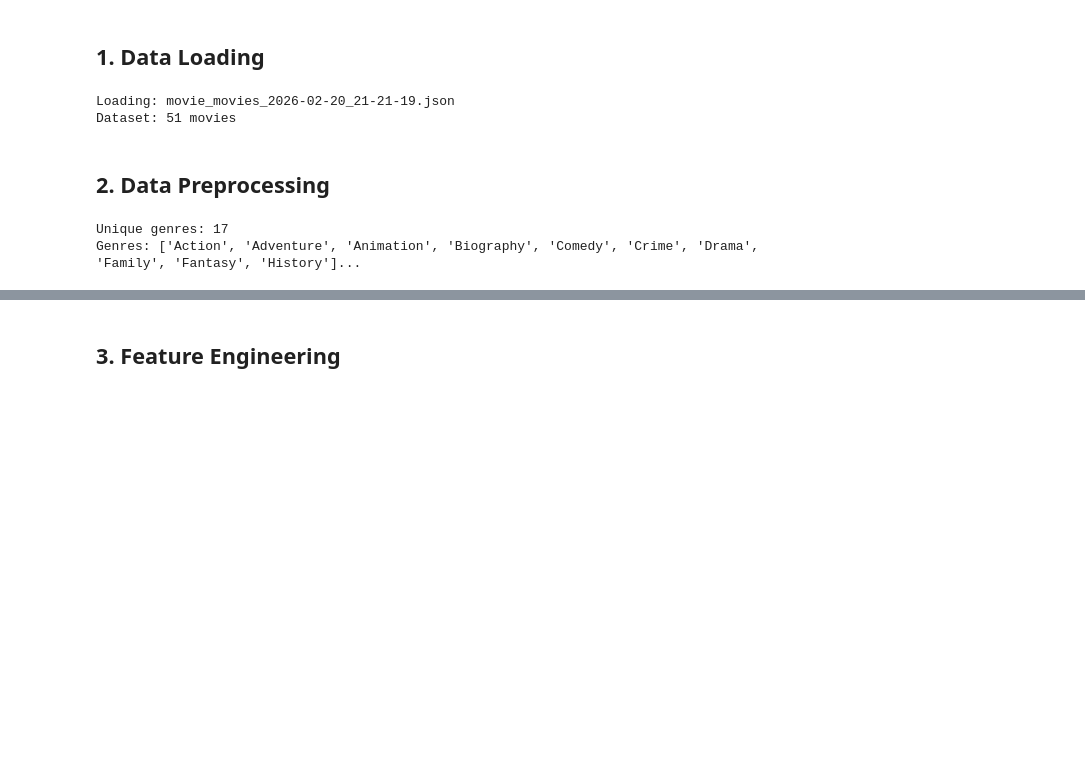
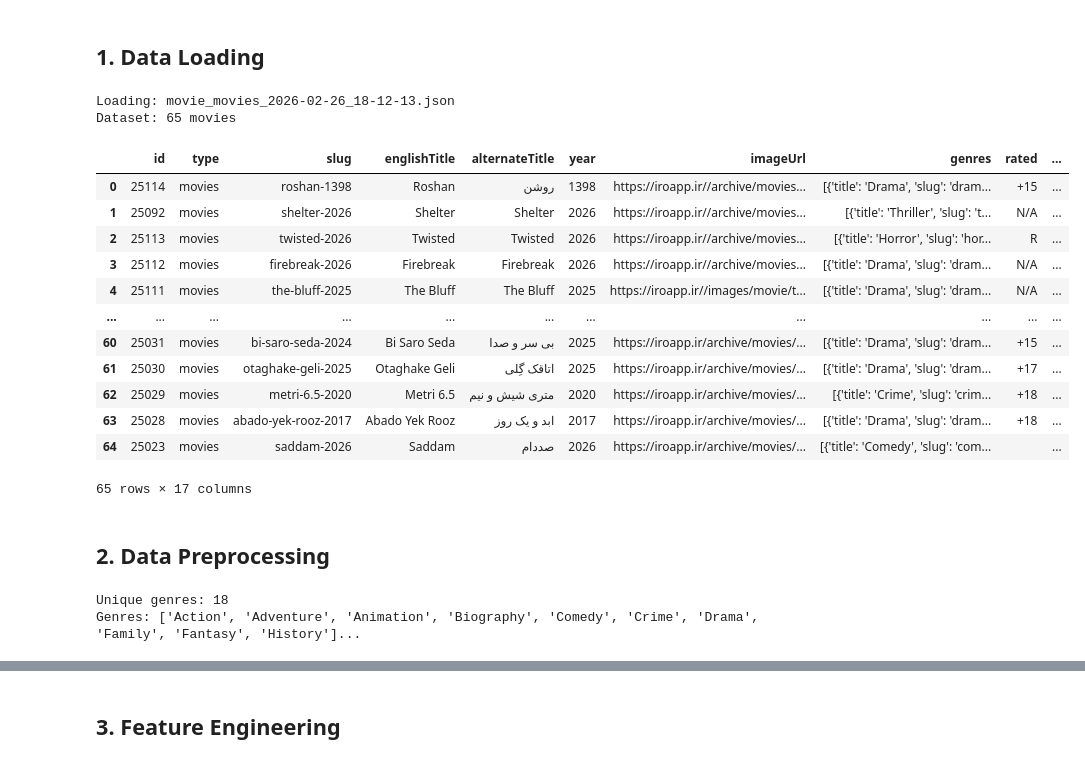
Before and after one commit to QComputer/iromusic_client, a Jupyter notebook: iromusic_recommender.ipynb, the cells around one changed output, grey strips where cells are left out. Drawn from its saved outputs; the diff is of its cells as text; code cells hidden in the pictures; blank space fills up the shorter version.

```diff
--- a/iromusic_recommender.ipynb
+++ b/iromusic_recommender.ipynb
@@ -19,7 +111,7 @@ pd.set_option('display.max_columns', None)
 plt.style.use('seaborn-v0_8-whitegrid')
 # %%
 # Load data
-DATA_PATH = Path("iromusic_client/output/2026/02/20/movie")
+DATA_PATH = Path("iromusic_client//output//2026//02//26//movie")
 json_files = list(DATA_PATH.glob("*.json"))
 latest_file = max(json_files, key=lambda p: p.stat().st_mtime)
 print(f"Loading: {latest_file.name}")
@@ -30,8 +122,24 @@ with open(latest_file, 'r', encoding='utf-8') as f:
 df = pd.DataFrame(movie_data)
 print(f"Dataset: {df.shape[0]} movies")
 # %% [output]
-Loading: movie_movies_2026-02-20_21-21-19.json
-Dataset: 51 movies
+Loading: movie_movies_2026-02-26_18-12-13.json
+Dataset: 65 movies
+# %%
+df
+# %% [output]
+|  | id | type | slug | englishTitle | alternateTitle | year | imageUrl | genres | rated | ... |
+| 0 | 25114 | movies | roshan-1398 | Roshan | روشن | 1398 | https://iroapp.ir//archive/movies... | [{'title': 'Drama', 'slug': 'dram... | +15 | ... |
+| 1 | 25092 | movies | shelter-2026 | Shelter | Shelter | 2026 | https://iroapp.ir//archive/movies... | [{'title': 'Thriller', 'slug': 't... | N/A | ... |
+| 2 | 25113 | movies | twisted-2026 | Twisted | Twisted | 2026 | https://iroapp.ir//archive/movies... | [{'title': 'Horror', 'slug': 'hor... | R | ... |
+| 3 | 25112 | movies | firebreak-2026 | Firebreak | Firebreak | 2026 | https://iroapp.ir//archive/movies... | [{'title': 'Drama', 'slug': 'dram... | N/A | ... |
+| 4 | 25111 | movies | the-bluff-2025 | The Bluff | The Bluff | 2025 | https://iroapp.ir//images/movie/t... | [{'title': 'Drama', 'slug': 'dram... | N/A | ... |
+| ... | ... | ... | ... | ... | ... | ... | ... | ... | ... | ... |
+| 60 | 25031 | movies | bi-saro-seda-2024 | Bi Saro Seda | بی سر و صدا | 2025 | https://iroapp.ir/archive/movies/... | [{'title': 'Drama', 'slug': 'dram... | +15 | ... |
+| 61 | 25030 | movies | otaghake-geli-2025 | Otaghake Geli | اتاقک گِلی | 2025 | https://iroapp.ir/archive/movies/... | [{'title': 'Drama', 'slug': 'dram... | +17 | ... |
+| 62 | 25029 | movies | metri-6.5-2020 | Metri 6.5 | متری شیش و نیم | 2020 | https://iroapp.ir/archive/movies/... | [{'title': 'Crime', 'slug': 'crim... | +18 | ... |
+| 63 | 25028 | movies | abado-yek-rooz-2017 | Abado Yek Rooz | ابد و یک روز | 2017 | https://iroapp.ir/archive/movies/... | [{'title': 'Drama', 'slug': 'dram... | +18 | ... |
+| 64 | 25023 | movies | saddam-2026 | Saddam | صددام | 2026 | https://iroapp.ir/archive/movies/... | [{'title': 'Comedy', 'slug': 'com... |  | ... |
+65 rows × 17 columns
 # %% [markdown]
 ## 2. Data Preprocessing
 # %%
@@ -65,5 +173,5 @@ all_unique_genres = sorted(list(all_unique_genres))
 print(f"Unique genres: {len(all_unique_genres)}")
 print(f"Genres: {all_unique_genres[:10]}...")
 # %% [output]
-Unique genres: 17
+Unique genres: 18
 Genres: ['Action', 'Adventure', 'Animation', 'Biography', 'Comedy', 'Crime', 'Drama', 'Family', 'Fantasy', 'History']...
```
Also changed, not shown: parts of 17 cells of this notebook, 4 other files.
